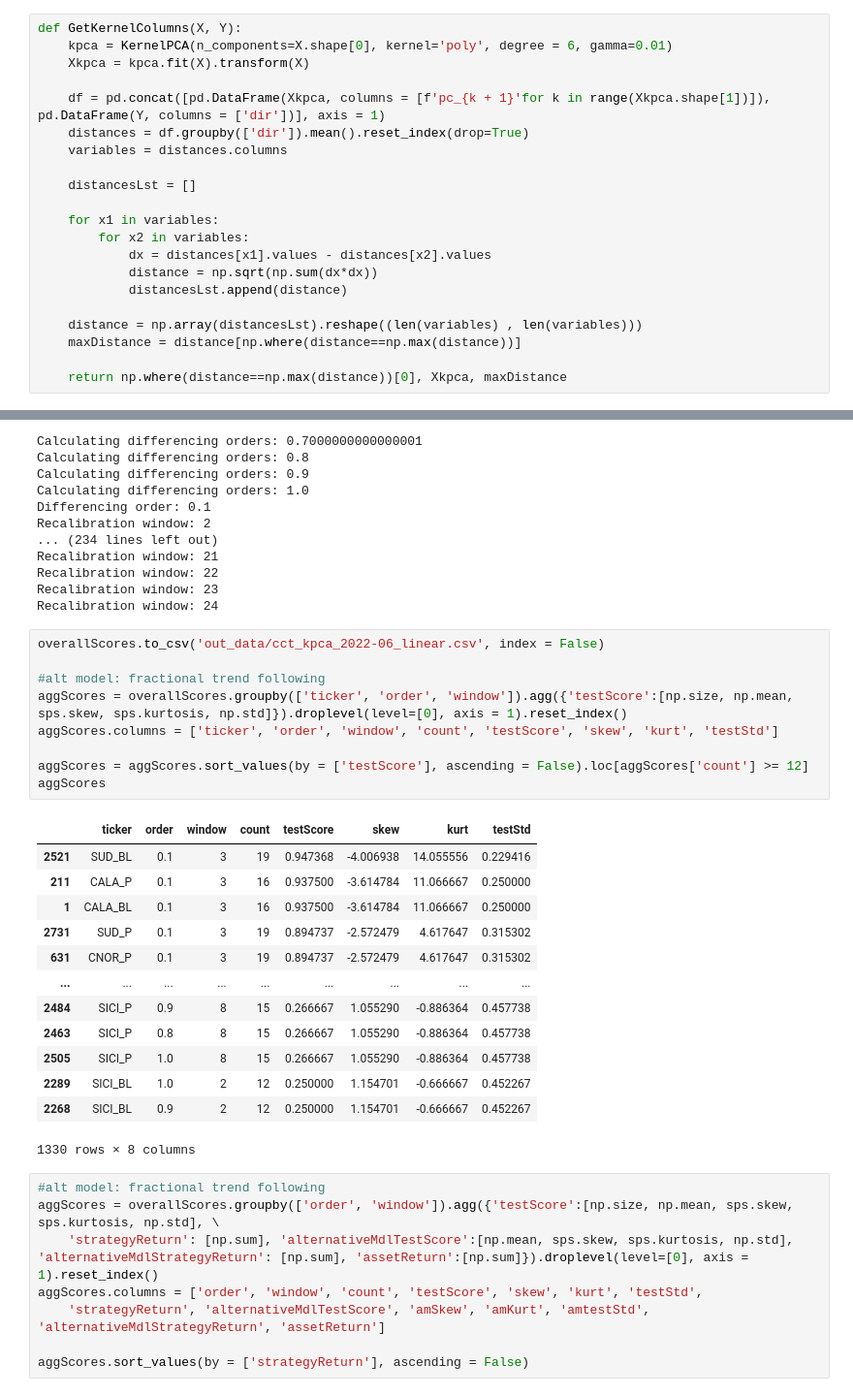
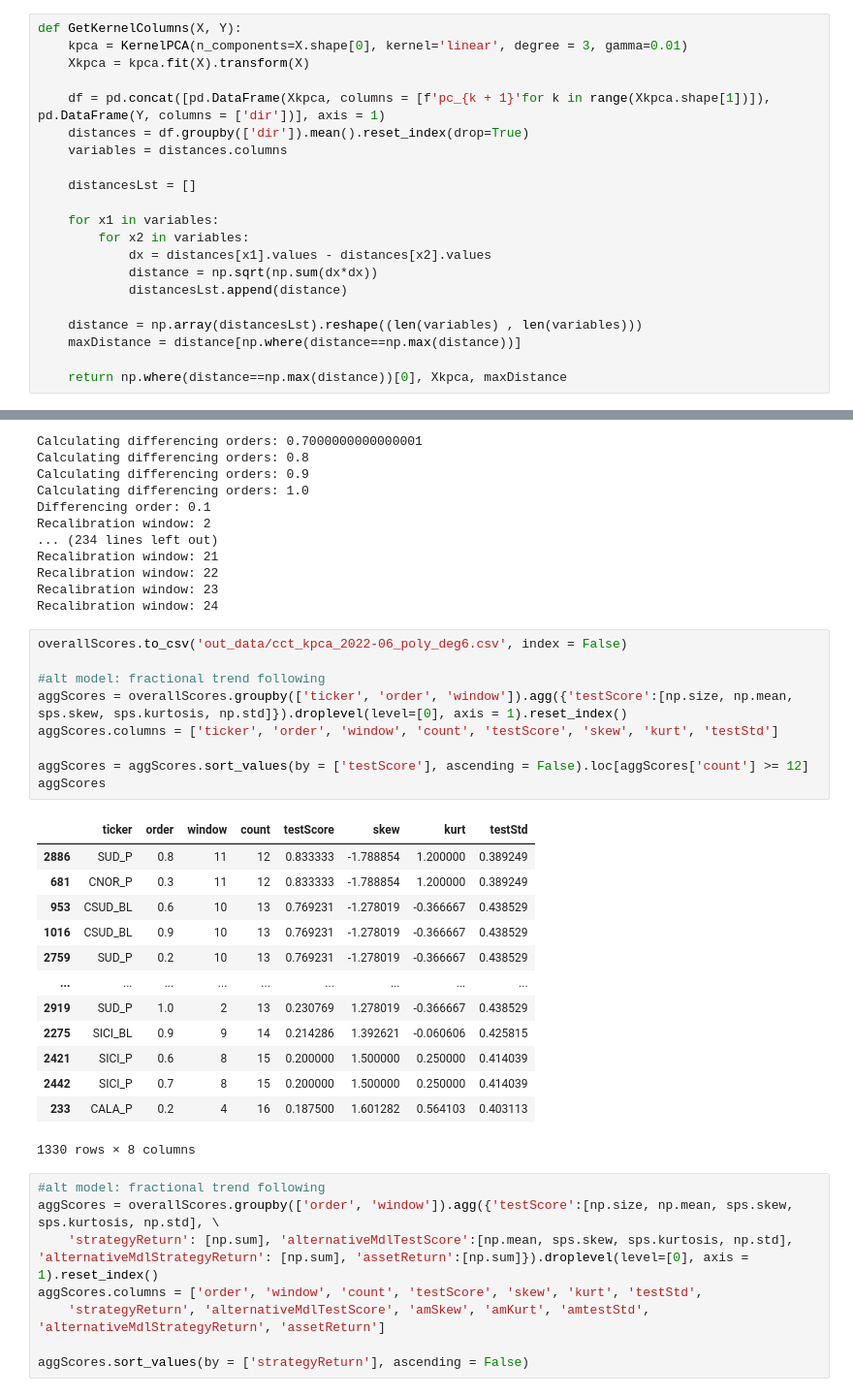
Before and after one commit to igor110055/cct-logreg, a Jupyter notebook: logisticRegression.ipynb, the cells around one changed output, grey strips where cells are left out. Shown: that part at 97% size. Saved outputs shown, nothing was run; the diff lists cells and outputs as text.

```diff
--- a/logisticRegression.ipynb
+++ b/logisticRegression.ipynb
@@ -48,7 +48,7 @@ def CreatePca(X, XMeans, XStds, nComponents):
     return principalComponents, explainedVariances
 # %%
 def GetKernelColumns(X, Y):
-    kpca = KernelPCA(n_components=X.shape[0], kernel='poly', degree = 6, gamma=0.01)
+    kpca = KernelPCA(n_components=X.shape[0], kernel='linear', degree = 3, gamma=0.01)
     Xkpca = kpca.fit(X).transform(X)
 
     df = pd.concat([pd.DataFrame(Xkpca, columns = [f'pc_{k + 1}'for k in range(Xkpca.shape[1])]), pd.DataFrame(Y, columns = ['dir'])], axis = 1)
@@ -186,27 +186,27 @@ Recalibration window: 22
 Recalibration window: 23
 Recalibration window: 24
 # %%
-overallScores.to_csv('out_data/cct_kpca_2022-06_linear.csv', index = False)
+overallScores.to_csv('out_data/cct_kpca_2022-06_poly_deg6.csv', index = False)
 
 #alt model: fractional trend following
 aggScores = overallScores.groupby(['ticker', 'order', 'window']).agg({'testScore':[np.size, np.mean, sps.skew, sps.kurtosis, np.std]}).droplevel(level=[0], axis = 1).reset_index()
 aggScores.columns = ['ticker', 'order', 'window', 'count', 'testScore', 'skew', 'kurt', 'testStd']
 
 aggScores = aggScores.sort_values(by = ['testScore'], ascending = False).loc[aggScores['count'] >= 12]
 aggScores
 # %% [output]
 |  | ticker | order | window | count | testScore | skew | kurt | testStd |
-| 2521 | SUD_BL | 0.1 | 3 | 19 | 0.947368 | -4.006938 | 14.055556 | 0.229416 |
-| 211 | CALA_P | 0.1 | 3 | 16 | 0.937500 | -3.614784 | 11.066667 | 0.250000 |
-| 1 | CALA_BL | 0.1 | 3 | 16 | 0.937500 | -3.614784 | 11.066667 | 0.250000 |
-| 2731 | SUD_P | 0.1 | 3 | 19 | 0.894737 | -2.572479 | 4.617647 | 0.315302 |
-| 631 | CNOR_P | 0.1 | 3 | 19 | 0.894737 | -2.572479 | 4.617647 | 0.315302 |
+| 2886 | SUD_P | 0.8 | 11 | 12 | 0.833333 | -1.788854 | 1.200000 | 0.389249 |
+| 681 | CNOR_P | 0.3 | 11 | 12 | 0.833333 | -1.788854 | 1.200000 | 0.389249 |
+| 953 | CSUD_BL | 0.6 | 10 | 13 | 0.769231 | -1.278019 | -0.366667 | 0.438529 |
+| 1016 | CSUD_BL | 0.9 | 10 | 13 | 0.769231 | -1.278019 | -0.366667 | 0.438529 |
+| 2759 | SUD_P | 0.2 | 10 | 13 | 0.769231 | -1.278019 | -0.366667 | 0.438529 |
 | ... | ... | ... | ... | ... | ... | ... | ... | ... |
-| 2484 | SICI_P | 0.9 | 8 | 15 | 0.266667 | 1.055290 | -0.886364 | 0.457738 |
-| 2463 | SICI_P | 0.8 | 8 | 15 | 0.266667 | 1.055290 | -0.886364 | 0.457738 |
-| 2505 | SICI_P | 1.0 | 8 | 15 | 0.266667 | 1.055290 | -0.886364 | 0.457738 |
-| 2289 | SICI_BL | 1.0 | 2 | 12 | 0.250000 | 1.154701 | -0.666667 | 0.452267 |
-| 2268 | SICI_BL | 0.9 | 2 | 12 | 0.250000 | 1.154701 | -0.666667 | 0.452267 |
+| 2919 | SUD_P | 1.0 | 2 | 13 | 0.230769 | 1.278019 | -0.366667 | 0.438529 |
+| 2275 | SICI_BL | 0.9 | 9 | 14 | 0.214286 | 1.392621 | -0.060606 | 0.425815 |
+| 2421 | SICI_P | 0.6 | 8 | 15 | 0.200000 | 1.500000 | 0.250000 | 0.414039 |
+| 2442 | SICI_P | 0.7 | 8 | 15 | 0.200000 | 1.500000 | 0.250000 | 0.414039 |
+| 233 | CALA_P | 0.2 | 4 | 16 | 0.187500 | 1.601282 | 0.564103 | 0.403113 |
 1330 rows × 8 columns
 # %%
 #alt model: fractional trend following
```
Also changed, not shown: 4 other files.
